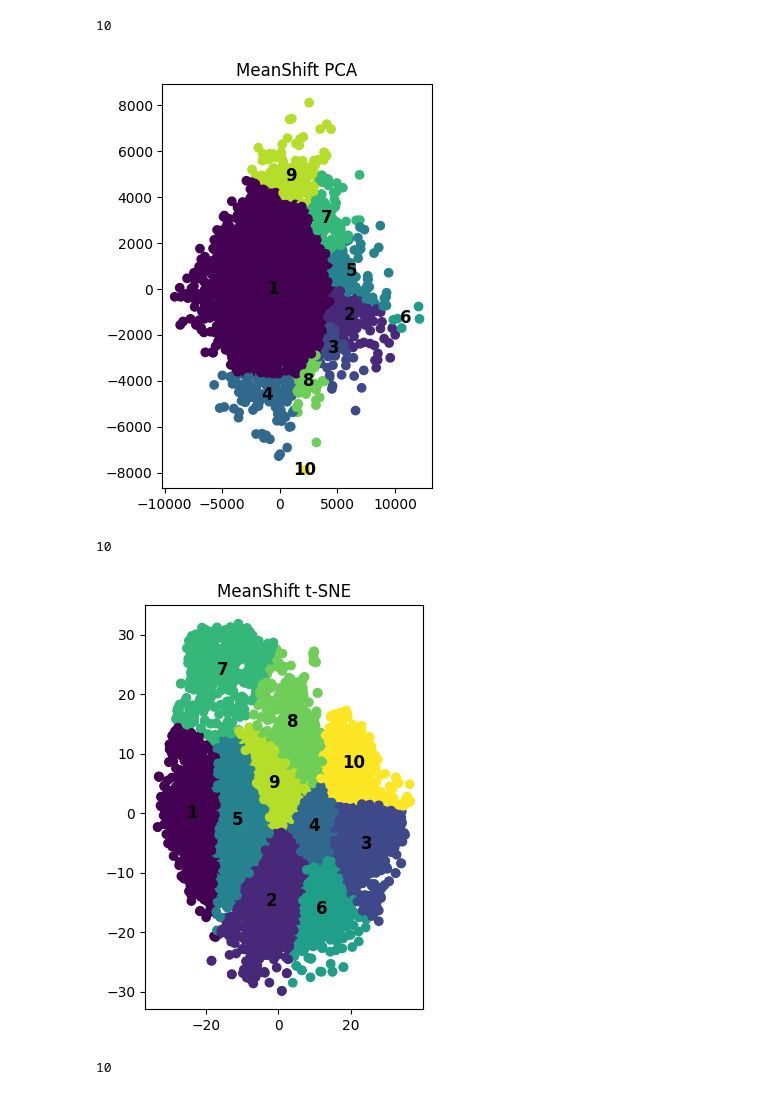
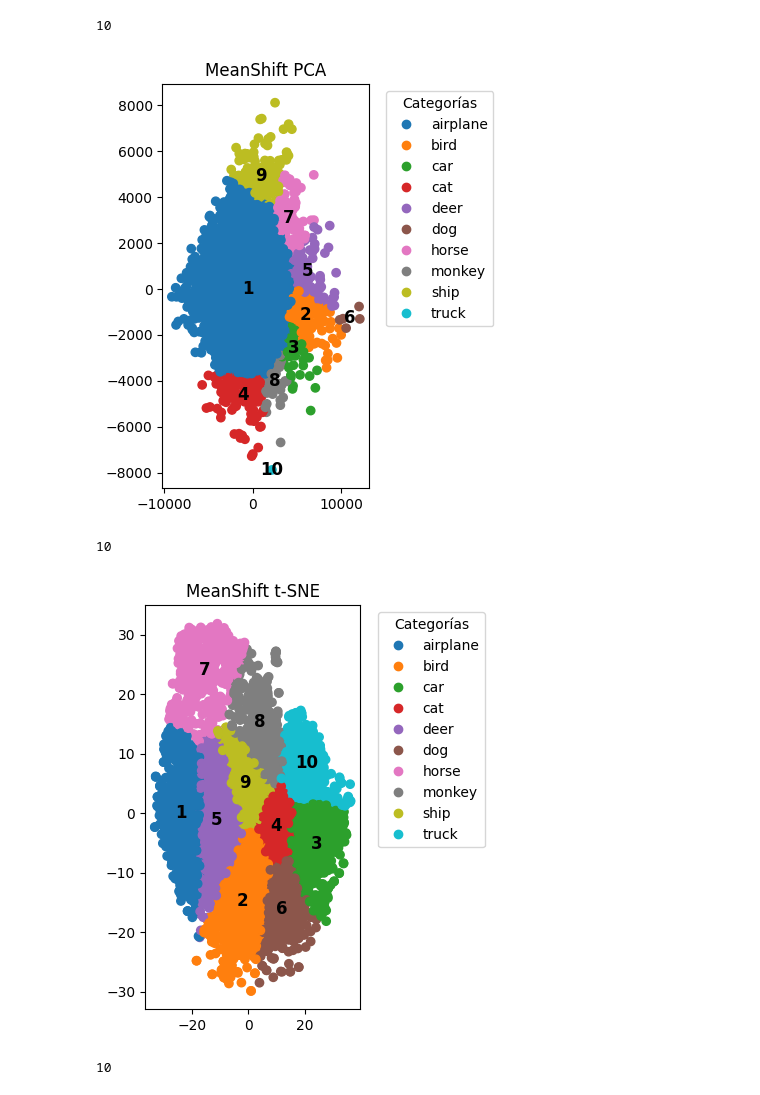
Before and after one commit to Enzoc30/Labo3ML, a Jupyter notebook: lab3_7.ipynb, the cells around one changed output. Cells and saved outputs as stored; diff of their text form; code cells hidden in the pictures.

```diff
--- a/lab3_7.ipynb
+++ b/lab3_7.ipynb
@@ -41,19 +41,24 @@ print(len(np.unique(y_ms_pca)))
 # %% [output]
 10
 # %%
+categories = ["","airplane", "bird", "car", "cat", "deer", "dog", "horse", "monkey", "ship", "truck"]
+
 cluster_labels = [str(i) for i in range(1, len(np.unique(y_ms_pca)) + 1)]
 
 plt.subplot(1, 2, 2)  # Use subplot position 2 for MeanShift clustering
-plt.scatter(X_pca[:, 0], X_pca[:, 1], c=y_ms_pca)
+scatter = plt.scatter(X_pca[:, 0], X_pca[:, 1], c=y_ms_pca, cmap='tab10')
 for i, label in enumerate(cluster_labels):
     plt.text(X_pca[y_ms_pca == i, 0].mean(), X_pca[y_ms_pca == i, 1].mean(), label,
              horizontalalignment='center', verticalalignment='center', fontsize=12, weight='bold')
 plt.title('MeanShift PCA')
+legend_labels = [categories[int(label)] for label in cluster_labels]
+plt.legend(handles=scatter.legend_elements()[0], labels=legend_labels, title='Categorías', bbox_to_anchor=(1.05, 1), loc='upper left')
+
 
 plt.tight_layout()
 plt.show()
 # %% [output]
-[figure, old version]
+[figure, new version]
 # %%
 #t-SNE
 tsne = TSNE(n_components=2, random_state=42)
@@ -68,16 +73,20 @@ print(len(np.unique(y_ms_tsne)))
 cluster_labels = [str(i) for i in range(1, len(np.unique(y_ms_tsne)) + 1)]
 
 plt.subplot(1, 2, 2)
-plt.scatter(X_tsne[:, 0], X_tsne[:, 1], c=y_ms_tsne)
+scatter = plt.scatter(X_tsne[:, 0], X_tsne[:, 1], c=y_ms_tsne, cmap='tab10')
 for i, label in enumerate(cluster_labels):
     plt.text(X_tsne[y_ms_tsne == i, 0].mean(), X_tsne[y_ms_tsne == i, 1].mean(), label,
              horizontalalignment='center', verticalalignment='center', fontsize=12, weight='bold')
 plt.title('MeanShift t-SNE')
 
+legend_labels = [categories[int(label)] for label in cluster_labels]
+plt.legend(handles=scatter.legend_elements()[0], labels=legend_labels, title='Categorías', bbox_to_anchor=(1.05, 1), loc='upper left')
+
+
 plt.tight_layout()
 plt.show()
 # %% [output]
-[figure, old version]
+[figure, new version]
 # %%
 #Embedding PCA
 umap = UMAP.UMAP(n_components=2)
```
Also changed, not shown: parts of 3 cells of this notebook, 5 other files.
